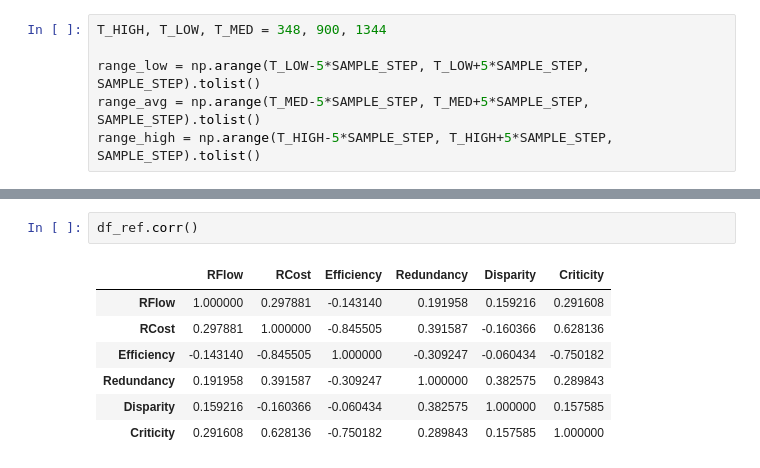
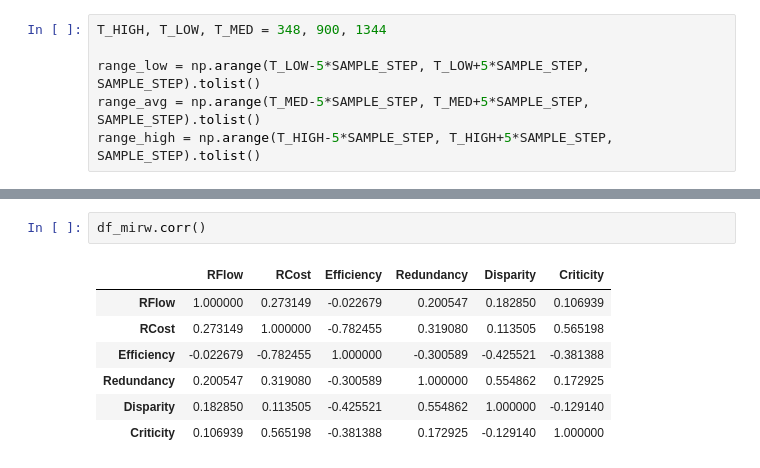
Before and after one commit to eakopyan/SwarmPy_Simulator, a Jupyter notebook: repr_these_manuscrit/chapitres/chap5_reliability.ipynb, the cells around one changed output, grey strips where cells are left out. Drawn from its saved outputs; the diff is of its cells as text.

```diff
--- a/repr_these_manuscrit/chapitres/chap5_reliability.ipynb
+++ b/repr_these_manuscrit/chapitres/chap5_reliability.ipynb
@@ -241,10 +316,10 @@ Text(0.5, 0, 'Densité de noeuds')
 # %%
-df_ref.corr()
+df_mirw.corr()
 # %% [output]
 |  | RFlow | RCost | Efficiency | Redundancy | Disparity | Criticity |
-| RFlow | 1.000000 | 0.297881 | -0.143140 | 0.191958 | 0.159216 | 0.291608 |
-| RCost | 0.297881 | 1.000000 | -0.845505 | 0.391587 | -0.160366 | 0.628136 |
-| Efficiency | -0.143140 | -0.845505 | 1.000000 | -0.309247 | -0.060434 | -0.750182 |
-| Redundancy | 0.191958 | 0.391587 | -0.309247 | 1.000000 | 0.382575 | 0.289843 |
-| Disparity | 0.159216 | -0.160366 | -0.060434 | 0.382575 | 1.000000 | 0.157585 |
-| Criticity | 0.291608 | 0.628136 | -0.750182 | 0.289843 | 0.157585 | 1.000000 |
+| RFlow | 1.000000 | 0.273149 | -0.022679 | 0.200547 | 0.182850 | 0.106939 |
+| RCost | 0.273149 | 1.000000 | -0.782455 | 0.319080 | 0.113505 | 0.565198 |
+| Efficiency | -0.022679 | -0.782455 | 1.000000 | -0.300589 | -0.425521 | -0.381388 |
+| Redundancy | 0.200547 | 0.319080 | -0.300589 | 1.000000 | 0.554862 | 0.172925 |
+| Disparity | 0.182850 | 0.113505 | -0.425521 | 0.554862 | 1.000000 | -0.129140 |
+| Criticity | 0.106939 | 0.565198 | -0.381388 | 0.172925 | -0.129140 | 1.000000 |
```
Also changed, not shown: parts of 12 cells of this notebook, 13 other files.
